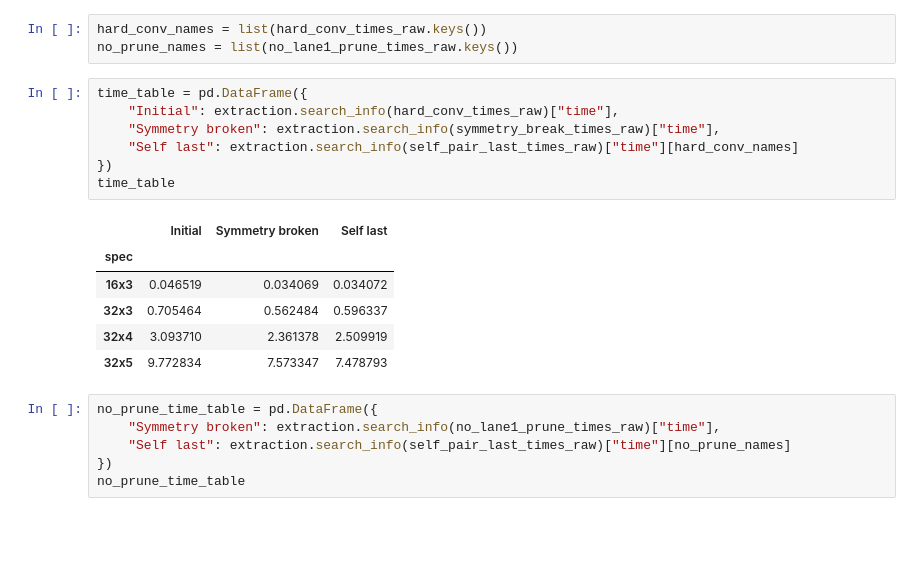
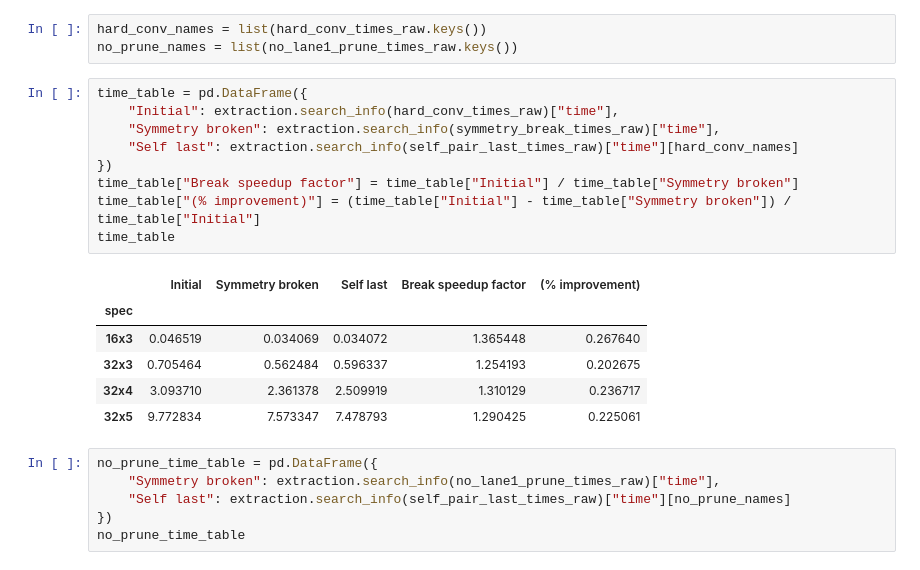
Before and after one commit to krzysz00/swizzleflow, a Jupyter notebook: notebooks/2020-01-08-pruning-stats-and-symmetry-break.ipynb, the cells around one changed output. Cells and saved outputs as stored; diff of their text form; blank space fills up the shorter version.

```diff
--- a/notebooks/2020-01-08-pruning-stats-and-symmetry-break.ipynb
+++ b/notebooks/2020-01-08-pruning-stats-and-symmetry-break.ipynb
@@ -119,17 +119,19 @@ no_prune_names = list(no_lane1_prune_times_raw.keys())
 # %%
 time_table = pd.DataFrame({
     "Initial": extraction.search_info(hard_conv_times_raw)["time"],
     "Symmetry broken": extraction.search_info(symmetry_break_times_raw)["time"],
     "Self last": extraction.search_info(self_pair_last_times_raw)["time"][hard_conv_names]
 })
+time_table["Break speedup factor"] = time_table["Initial"] / time_table["Symmetry broken"]
+time_table["(% improvement)"] = (time_table["Initial"] - time_table["Symmetry broken"]) / time_table["Initial"]
 time_table
 # %% [output]
-|  | Initial | Symmetry broken | Self last |
-| spec |  |  |  |
-| 16x3 | 0.046519 | 0.034069 | 0.034072 |
-| 32x3 | 0.705464 | 0.562484 | 0.596337 |
-| 32x4 | 3.093710 | 2.361378 | 2.509919 |
-| 32x5 | 9.772834 | 7.573347 | 7.478793 |
+|  | Initial | Symmetry broken | Self last | Break speedup factor | (% improvement) |
+| spec |  |  |  |  |  |
+| 16x3 | 0.046519 | 0.034069 | 0.034072 | 1.365448 | 0.267640 |
+| 32x3 | 0.705464 | 0.562484 | 0.596337 | 1.254193 | 0.202675 |
+| 32x4 | 3.093710 | 2.361378 | 2.509919 | 1.310129 | 0.236717 |
+| 32x5 | 9.772834 | 7.573347 | 7.478793 | 1.290425 | 0.225061 |
 # %%
 no_prune_time_table = pd.DataFrame({
     "Symmetry broken": extraction.search_info(no_lane1_prune_times_raw)["time"],
```
Also changed, not shown: parts of 2 cells of this notebook.
